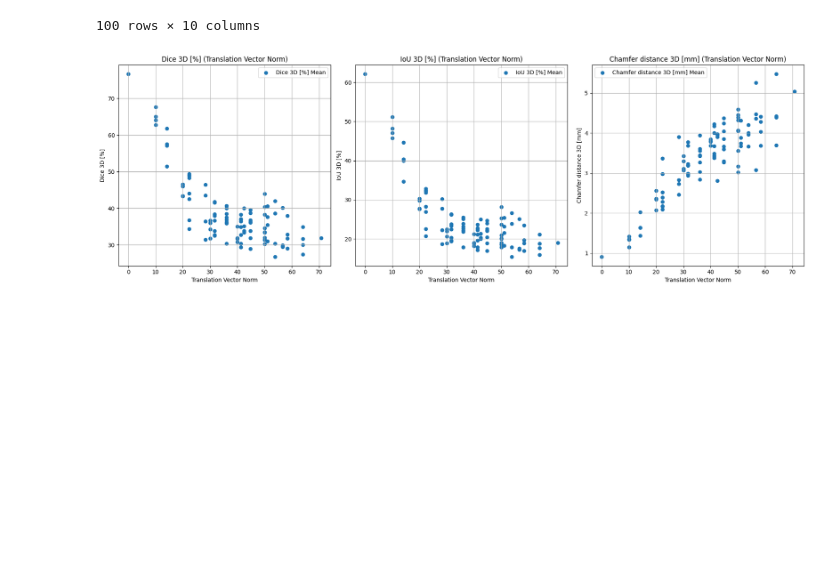
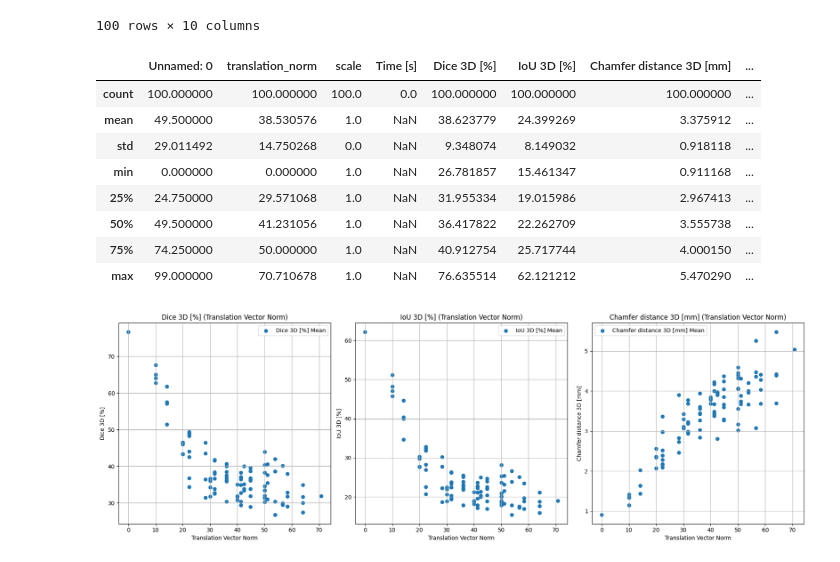
Before and after one commit to cvlab-ai/visual-hull-experiments, a Jupyter notebook: notebooks/noise.ipynb, the cells around one changed output. Cells and saved outputs as stored; diff of their text form; code cells hidden in the pictures; blank space fills up the shorter version.

```diff
--- a/notebooks/noise.ipynb
+++ b/notebooks/noise.ipynb
@@ -23,6 +23,18 @@ df_translations
 | 98 | 98 | [40, 30] | 50.000000 | 1 | NaN | 30.277186 | 17.839196 | ... |
 | 99 | 99 | [40, 40] | 56.568542 | 1 | NaN | 29.580574 | 17.357513 | ... |
 100 rows × 10 columns
+# %%
+df_translations.describe()
+# %% [output]
+|  | Unnamed: 0 | translation_norm | scale | Time [s] | Dice 3D [%] | IoU 3D [%] | Chamfer distance 3D [mm] | ... |
+| count | 100.000000 | 100.000000 | 100.0 | 0.0 | 100.000000 | 100.000000 | 100.000000 | ... |
+| mean | 49.500000 | 38.530576 | 1.0 | NaN | 38.623779 | 24.399269 | 3.375912 | ... |
+| std | 29.011492 | 14.750268 | 0.0 | NaN | 9.348074 | 8.149032 | 0.918118 | ... |
+| min | 0.000000 | 0.000000 | 1.0 | NaN | 26.781857 | 15.461347 | 0.911168 | ... |
+| 25% | 24.750000 | 29.571068 | 1.0 | NaN | 31.955334 | 19.015986 | 2.967413 | ... |
+| 50% | 49.500000 | 41.231056 | 1.0 | NaN | 36.417822 | 22.262709 | 3.555738 | ... |
+| 75% | 74.250000 | 50.000000 | 1.0 | NaN | 40.912754 | 25.717744 | 4.000150 | ... |
+| max | 99.000000 | 70.710678 | 1.0 | NaN | 76.635514 | 62.121212 | 5.470290 | ... |
 # %%
 fig, axes = plt.subplots(1, 3, figsize=(18, 6))
 
```
Also changed, not shown: parts of 4 cells of this notebook, 7 other files.
